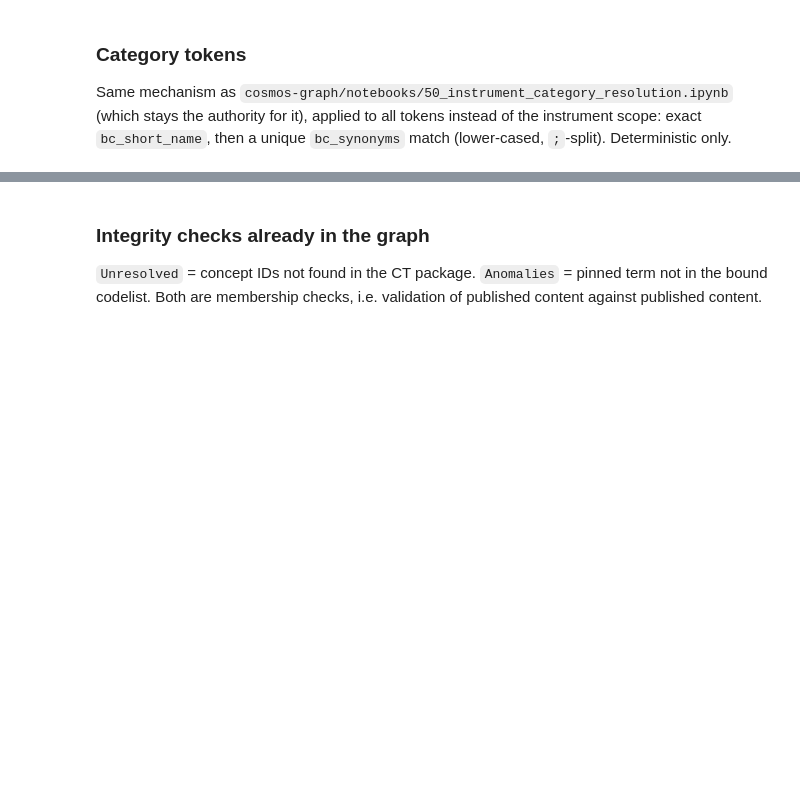
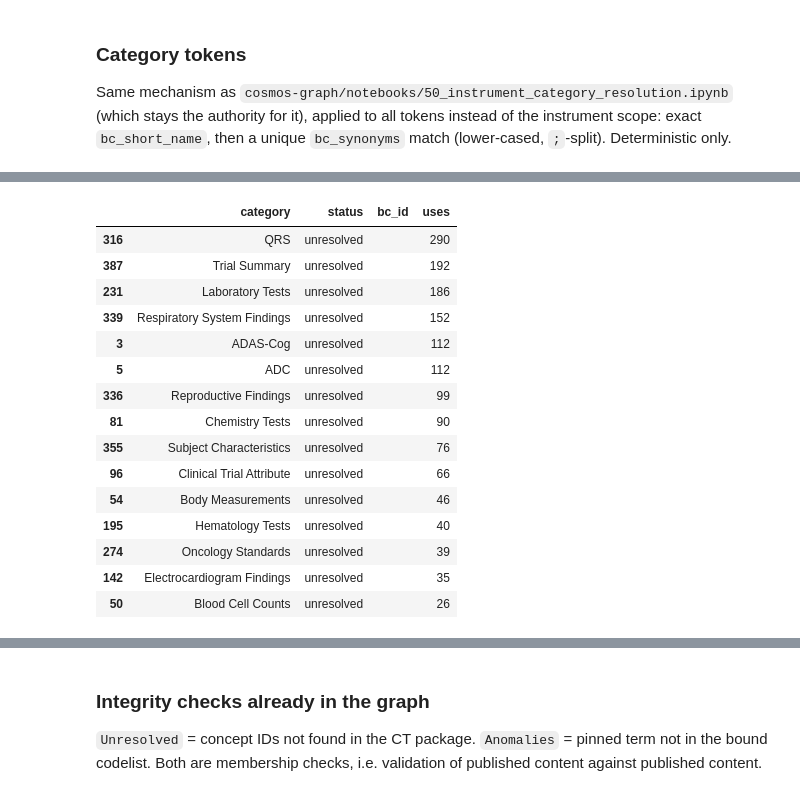
Before and after one commit to kerfors/cdisc-for-ai, a Jupyter notebook: link-semantics/notebooks/Link_Kind_Audit.ipynb, the cells around one changed output, grey strips where cells are left out. Drawn from its saved outputs; the diff is of its cells as text; code cells hidden in the pictures; blank space fills up the shorter version.

```diff
--- a/link-semantics/notebooks/Link_Kind_Audit.ipynb
+++ b/link-semantics/notebooks/Link_Kind_Audit.ipynb
@@ -506,2 +706,21 @@ category_status
 # %%
-category_resolution[category_resolution["status"] == "unresolved"].sort_values("uses", ascending=False).head(15)
+category_resolution[category_resolution["status"] == "unresolved"].sort_values(
+    ["uses", "category"], ascending=[False, True]
+).head(15)
+# %% [output]
+|  | category | status | bc_id | uses |
+| 316 | QRS | unresolved |  | 290 |
+| 387 | Trial Summary | unresolved |  | 192 |
+| 231 | Laboratory Tests | unresolved |  | 186 |
+| 339 | Respiratory System Findings | unresolved |  | 152 |
+| 3 | ADAS-Cog | unresolved |  | 112 |
+| 5 | ADC | unresolved |  | 112 |
+| 336 | Reproductive Findings | unresolved |  | 99 |
+| 81 | Chemistry Tests | unresolved |  | 90 |
+| 355 | Subject Characteristics | unresolved |  | 76 |
+| 96 | Clinical Trial Attribute | unresolved |  | 66 |
+| 54 | Body Measurements | unresolved |  | 46 |
+| 195 | Hematology Tests | unresolved |  | 40 |
+| 274 | Oncology Standards | unresolved |  | 39 |
+| 142 | Electrocardiogram Findings | unresolved |  | 35 |
+| 50 | Blood Cell Counts | unresolved |  | 26 |
```
Also changed, not shown: parts of 23 cells of this notebook, 1 other file.
